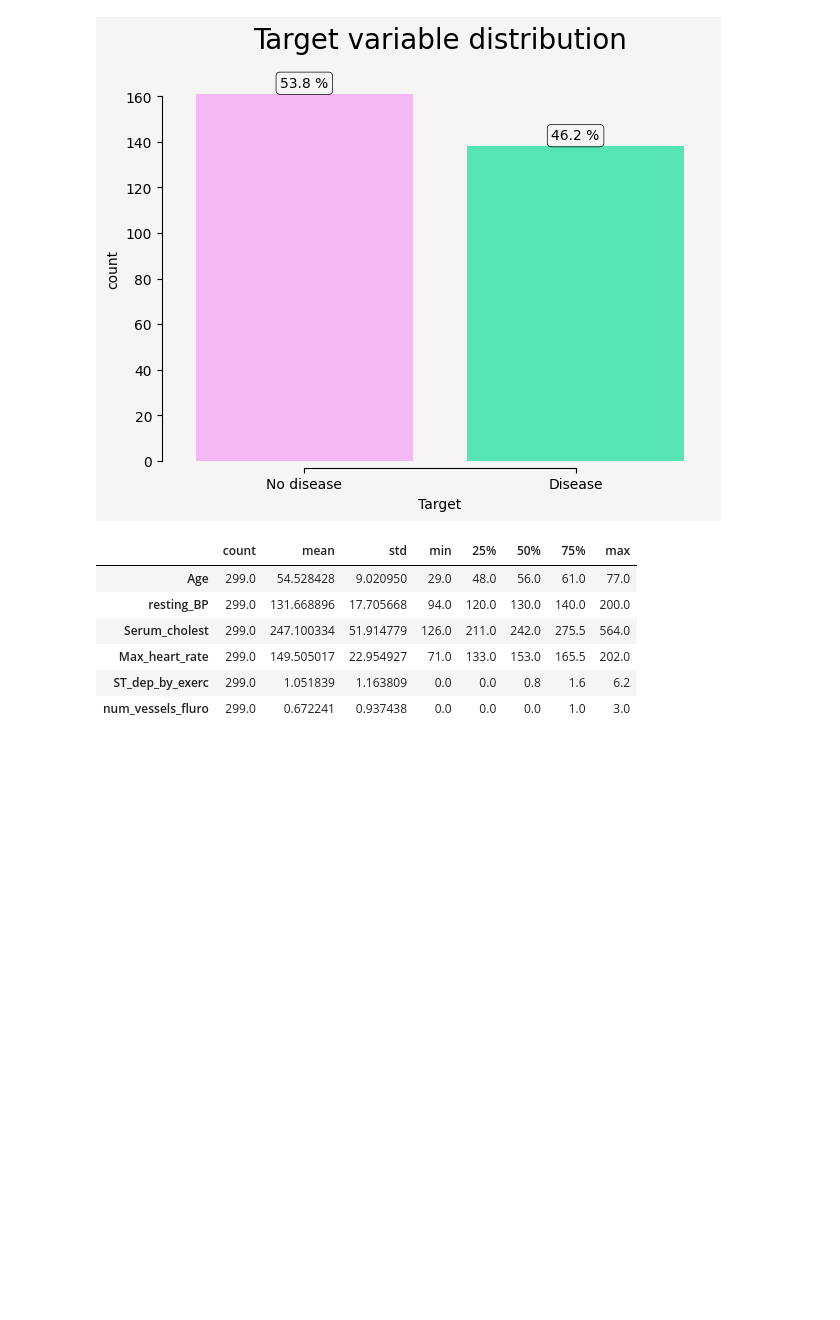
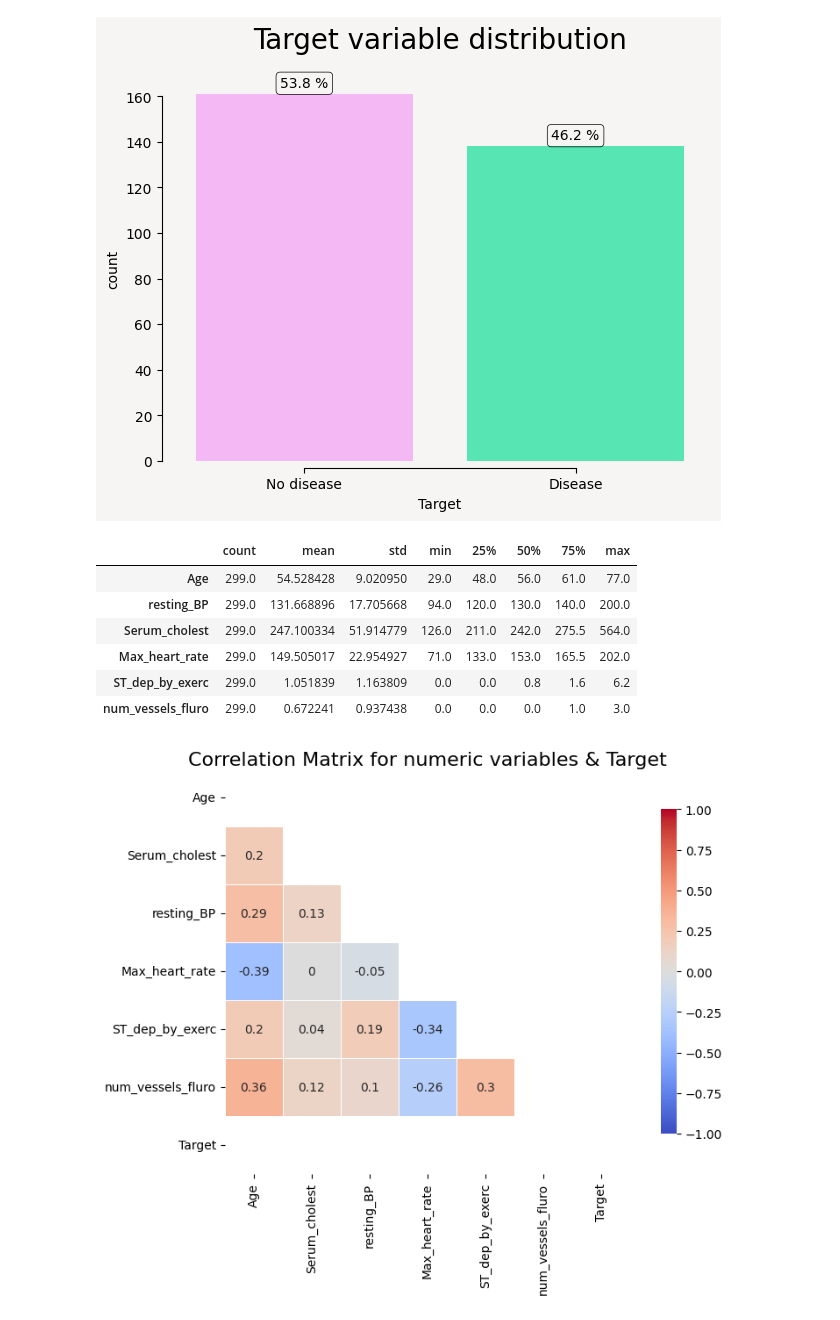
Before and after one commit to nibu-pamplaniyil/Heart, a Jupyter notebook: jupiter.ipynb, the cells around one changed output. Saved outputs shown, nothing was run; the diff lists cells and outputs as text; code cells hidden in the pictures; blank space fills up the shorter version.

```diff
--- a/jupiter.ipynb
+++ b/jupiter.ipynb
@@ -166,3 +166,34 @@ My_data[num_variables].describe().T
 | Max_heart_rate | 299.0 | 149.505017 | 22.954927 | 71.0 | 133.0 | 153.0 | 165.5 | 202.0 |
 | ST_dep_by_exerc | 299.0 | 1.051839 | 1.163809 | 0.0 | 0.0 | 0.8 | 1.6 | 6.2 |
 | num_vessels_fluro | 299.0 | 0.672241 | 0.937438 | 0.0 | 0.0 | 0.0 | 1.0 | 3.0 |
+# %%
+features = ['Age', 'Serum_cholest', 'resting_BP', 'Max_heart_rate', 'ST_dep_by_exerc', 'num_vessels_fluro','Target']
+for col in features:
+    My_data[col] = pd.to_numeric(My_data[col], errors='coerce')
+def point_biserial(x, y):
+    pb = stats.pointbiserialr(x, y)
+    return pb[0]
+
+rows= []
+for x in features:
+    col = []
+    for y in features :
+        pbs =point_biserial(My_data[x], My_data[y])
+        col.append(round(pbs,2))
+    rows.append(col)
+
+pbs_results = np.array(rows)
+DF = pd.DataFrame(pbs_results, columns = My_data[features].columns, index =My_data[features].columns)
+##setting diagnols to nan
+np.fill_diagonal(pbs_results, np.nan)
+##creating an upper triangle mask
+mask = np.triu(np.ones_like(DF, dtype=bool))
+corr = DF.mask(mask)
+
+f, ax = plt.subplots(figsize=(9, 6), facecolor=None)
+cmap = sns.color_palette(mycolors, as_cmap=True)
+sns.heatmap(corr, mask=mask, cmap="coolwarm", vmax=1, vmin=-1, center=0, annot=True,
+            square=True, linewidths=.5, cbar_kws={"shrink": 0.8})
+ax.set_title("Correlation Matrix for numeric variables & Target", fontsize=16, pad= 1.05);
+# %% [output]
+[figure, added]
```
Also changed, not shown: parts of 1 cell of this notebook.
